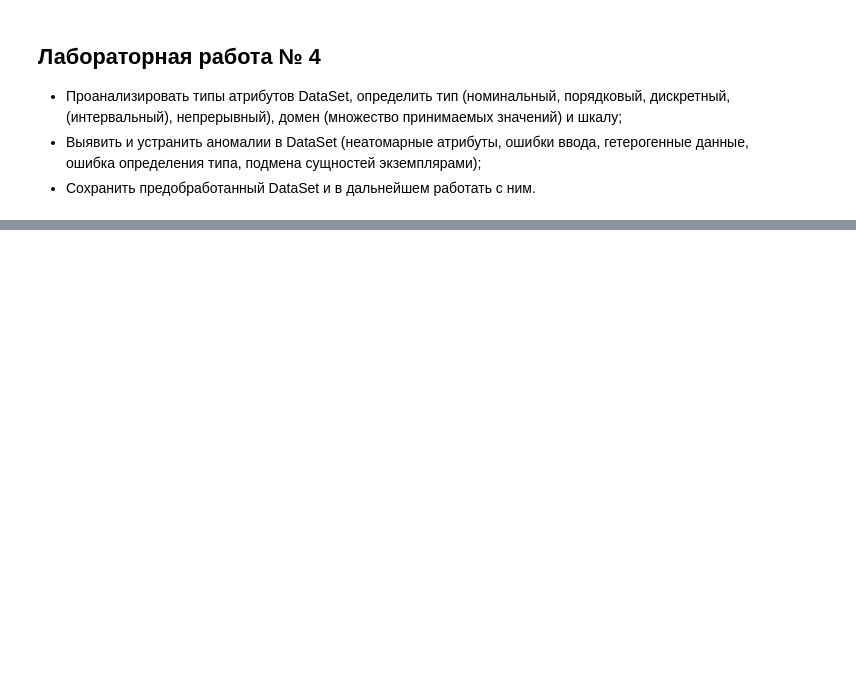
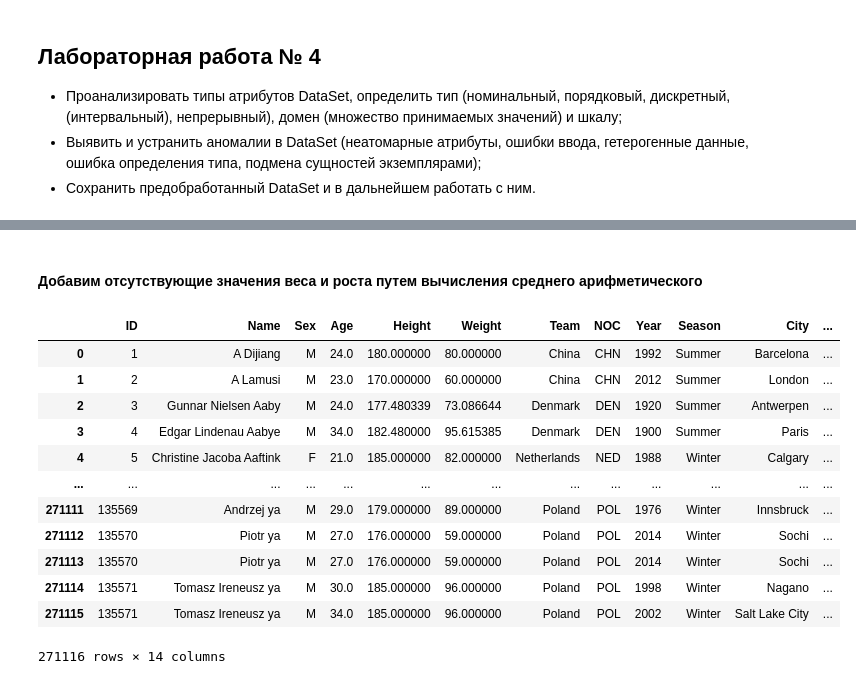
Before and after one commit to Rukosenpa/refactoringDB, a Jupyter notebook: notebooks/Refactoring_DB.ipynb, the cells around one changed output, grey strips where cells are left out. Cells and saved outputs as stored; diff of their text form; code cells hidden in the pictures; blank space fills up the shorter version.

```diff
--- a/notebooks/Refactoring_DB.ipynb
+++ b/notebooks/Refactoring_DB.ipynb
@@ -379,8 +75,0 @@ print("Ok!")
-# %%
-insert = rest_cuis_table.insert()
-for i in tableRestCuisines.index:
-  conn.execute(insert,{
-      	"ID_restoraunt": tableRestoraunt['ID_restaurant'][i],
-        "ID_cuisine": tableRestCuisines['ID_cuisine'][i]
-  })
-  print("Ok!")
@@ -510,0 +182,37 @@ zhkn_xml
+# %% [markdown]
+#### Добавим отсутствующие значения веса и роста путем вычисления среднего арифметического
+# %%
+means = df.groupby(["Sex", "Event"]).mean()
+mean_heights = means["Height"]
+mean_weights = means["Weight"]
+
+aliases = df[["Sex", "Event"]].apply(lambda row: (row.Sex, row.Event), axis=1)
+weights, heights = df.Weight, df.Height
+
+weight_isnull = weights.map(pd.isnull)
+height_isnull = heights.map(pd.isnull)
+
+normalized_weihgts_asindex = df.index.map(lambda i: mean_weights[aliases[i]] if weight_isnull[i] else weights[i])
+normalized_weights = pd.Series(normalized_weihgts_asindex.values)
+
+normalized_heights_asindex = df.index.map(lambda i: mean_heights[aliases[i]] if height_isnull[i] else heights[i])
+normalized_heights = pd.Series(normalized_heights_asindex.values)
+
+df.Height = normalized_heights
+df.Weight = normalized_weights
+
+df
+# %% [output]
+|  | ID | Name | Sex | Age | Height | Weight | Team | NOC | Year | Season | City | ... |
+| 0 | 1 | A Dijiang | M | 24.0 | 180.000000 | 80.000000 | China | CHN | 1992 | Summer | Barcelona | ... |
+| 1 | 2 | A Lamusi | M | 23.0 | 170.000000 | 60.000000 | China | CHN | 2012 | Summer | London | ... |
+| 2 | 3 | Gunnar Nielsen Aaby | M | 24.0 | 177.480339 | 73.086644 | Denmark | DEN | 1920 | Summer | Antwerpen | ... |
+| 3 | 4 | Edgar Lindenau Aabye | M | 34.0 | 182.480000 | 95.615385 | Denmark | DEN | 1900 | Summer | Paris | ... |
+| 4 | 5 | Christine Jacoba Aaftink | F | 21.0 | 185.000000 | 82.000000 | Netherlands | NED | 1988 | Winter | Calgary | ... |
+| ... | ... | ... | ... | ... | ... | ... | ... | ... | ... | ... | ... | ... |
+| 271111 | 135569 | Andrzej ya | M | 29.0 | 179.000000 | 89.000000 | Poland | POL | 1976 | Winter | Innsbruck | ... |
+| 271112 | 135570 | Piotr ya | M | 27.0 | 176.000000 | 59.000000 | Poland | POL | 2014 | Winter | Sochi | ... |
+| 271113 | 135570 | Piotr ya | M | 27.0 | 176.000000 | 59.000000 | Poland | POL | 2014 | Winter | Sochi | ... |
+| 271114 | 135571 | Tomasz Ireneusz ya | M | 30.0 | 185.000000 | 96.000000 | Poland | POL | 1998 | Winter | Nagano | ... |
+| 271115 | 135571 | Tomasz Ireneusz ya | M | 34.0 | 185.000000 | 96.000000 | Poland | POL | 2002 | Winter | Salt Lake City | ... |
+271116 rows × 14 columns
```
Also changed, not shown: parts of 62 cells of this notebook, 4 other files.
